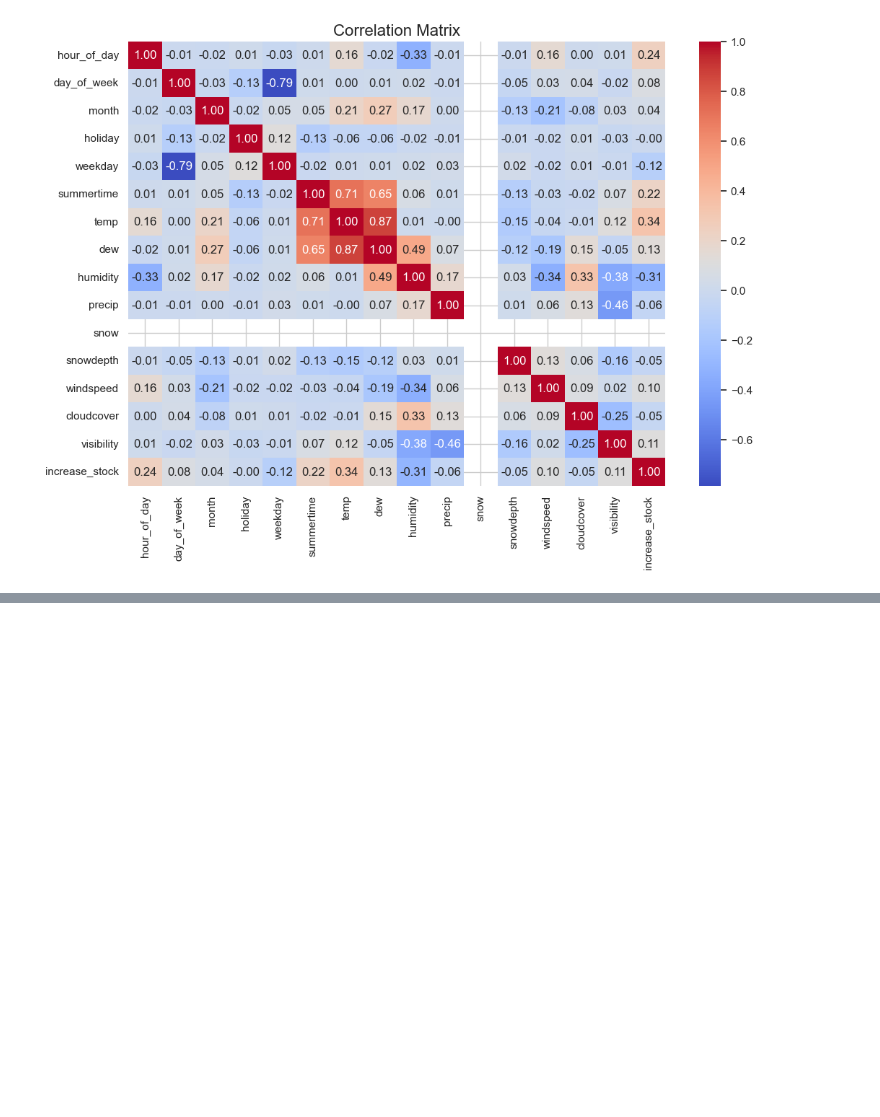
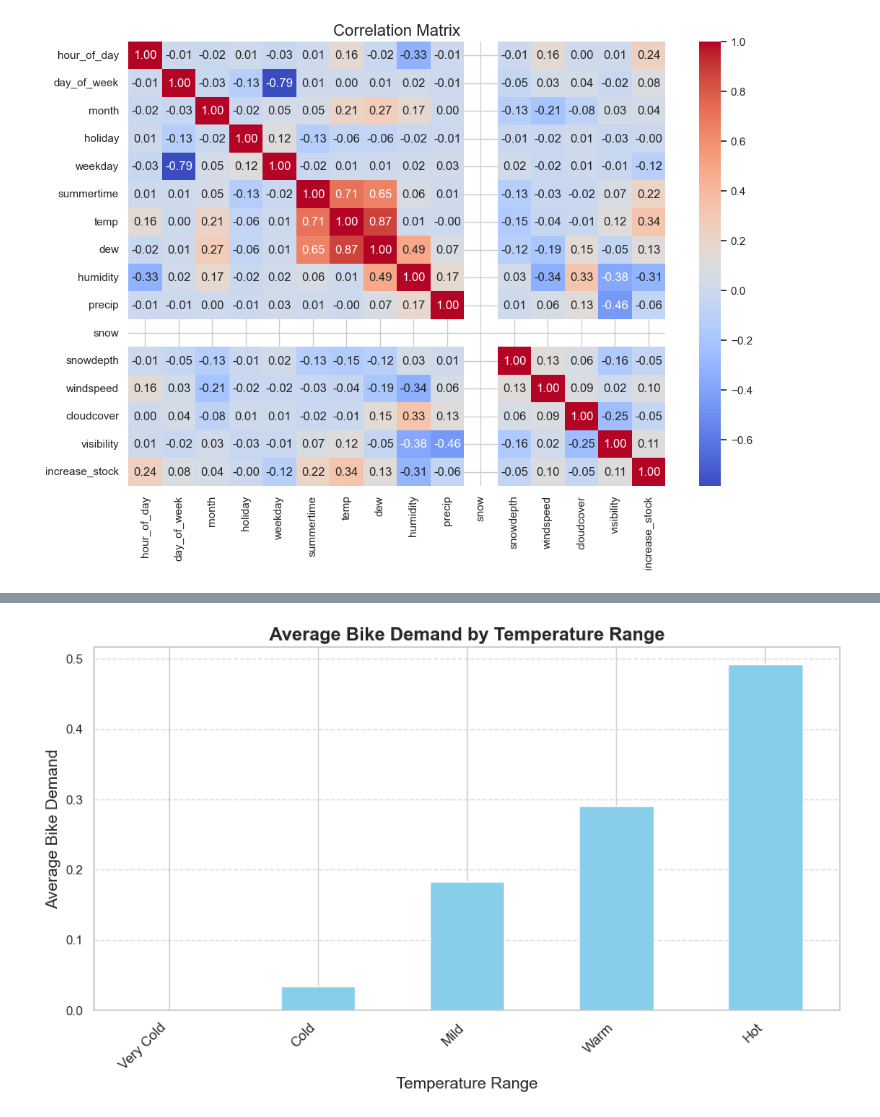
Before and after one commit to inesfm101/SML_Project, a Jupyter notebook: [SML] Data Exploration.ipynb, the cells around one changed output, grey strips where cells are left out. Cells and saved outputs as stored; diff of their text form; code cells hidden in the pictures; blank space fills up the shorter version.

```diff
--- a/[SML] Data Exploration.ipynb
+++ b/[SML] Data Exploration.ipynb
@@ -359,0 +439,20 @@ plt.show()
+# %%
+bin_edges = [-10, 0, 10, 20, 30, 40]
+bin_labels = [0, 1, 2, 3, 4]
+
+data['temp_binned'] = pd.cut(data['temp'], bins=bin_edges, labels=bin_labels, right=False)
+data['temp_binned'] = data['temp_binned'].astype(int)
+# %%
+bin_labels = ['Very Cold', 'Cold', 'Mild', 'Warm', 'Hot']
+
+sns.set(style="whitegrid")
+ax = data.groupby('temp_binned', observed=False)['increase_stock'].mean().plot(kind='bar', color='skyblue', figsize=(10, 6))
+plt.title('Average Bike Demand by Temperature Range', fontsize=16, fontweight='bold')
+plt.xlabel('Temperature Range', fontsize=14)
+plt.ylabel('Average Bike Demand', fontsize=14)
+plt.xticks(ticks=range(len(bin_labels)), labels=bin_labels, rotation=45, ha='right', fontsize=12)
+plt.grid(True, axis='y', linestyle='--', alpha=0.7)
+plt.tight_layout()
+plt.show()
+# %% [output]
+[figure, added]
```
Also changed, not shown: parts of 13 cells of this notebook, 6 other files.
